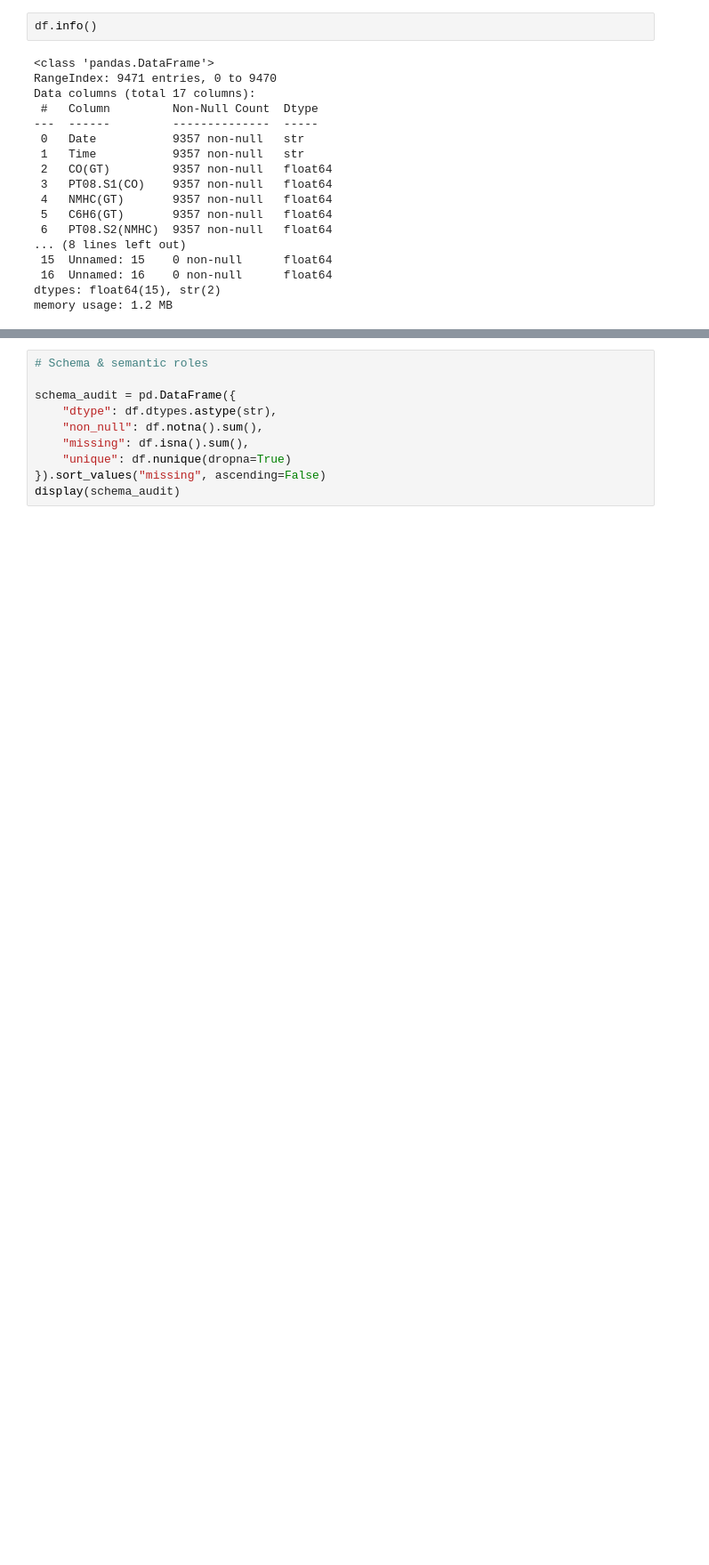
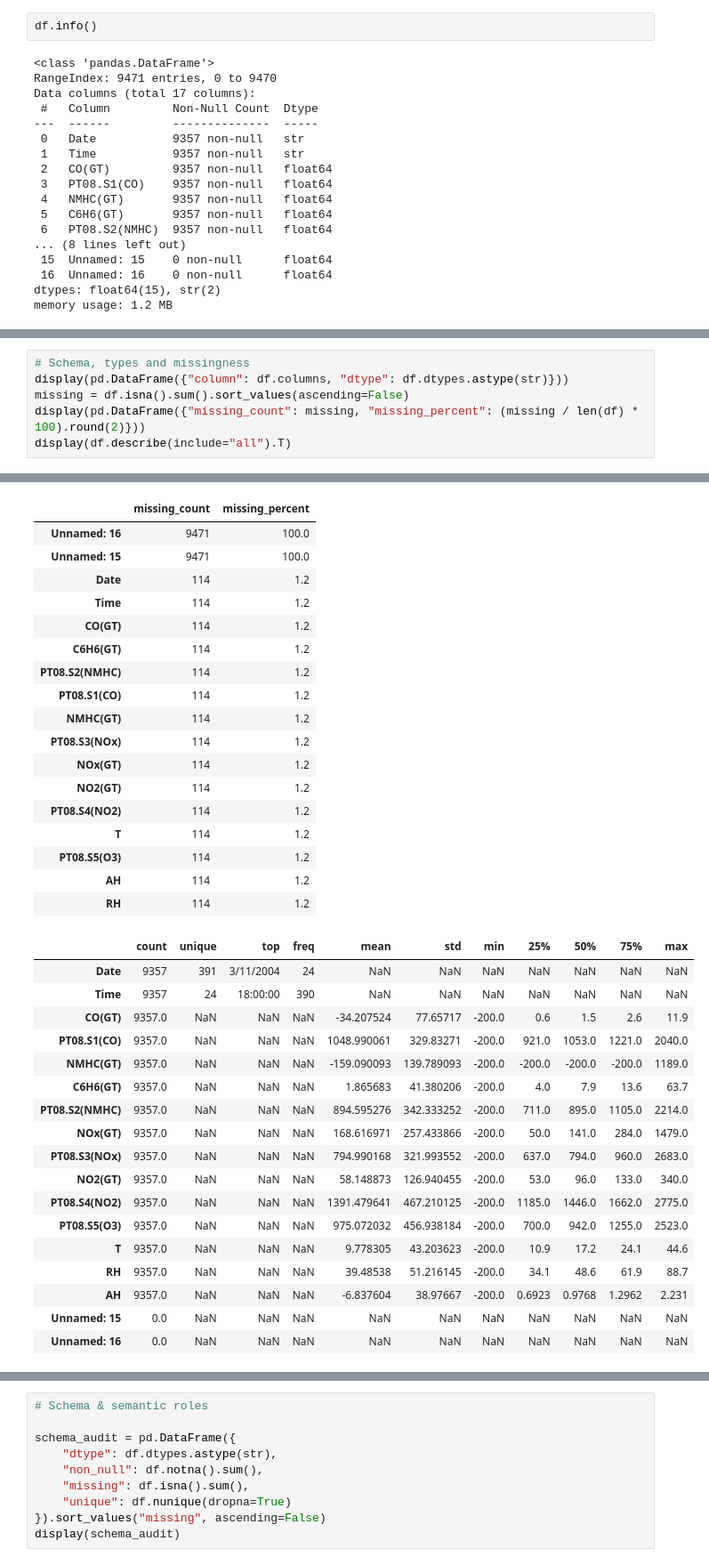
Before and after one commit to ChloeKC/healthyair, a Jupyter notebook: notebooks/data_exploration.ipynb, the cells around one changed output, grey strips where cells are left out. Shown at 89% size. Cells and saved outputs as stored; diff of their text form; blank space fills up the shorter version.

```diff
--- a/notebooks/data_exploration.ipynb
+++ b/notebooks/data_exploration.ipynb
@@ -90,0 +121,7 @@ df.describe()
+# %%
+# Schema, types and missingness
+display(pd.DataFrame({"column": df.columns, "dtype": df.dtypes.astype(str)}))
+missing = df.isna().sum().sort_values(ascending=False)
+display(pd.DataFrame({"missing_count": missing, "missing_percent": (missing / len(df) * 100).round(2)}))
+display(df.describe(include="all").T)
+# %% [output]
@@ -90,0 +146,36 @@ df.describe()
+|  | missing_count | missing_percent |
+| Unnamed: 16 | 9471 | 100.0 |
+| Unnamed: 15 | 9471 | 100.0 |
+| Date | 114 | 1.2 |
+| Time | 114 | 1.2 |
+| CO(GT) | 114 | 1.2 |
+| C6H6(GT) | 114 | 1.2 |
+| PT08.S2(NMHC) | 114 | 1.2 |
+| PT08.S1(CO) | 114 | 1.2 |
+| NMHC(GT) | 114 | 1.2 |
+| PT08.S3(NOx) | 114 | 1.2 |
+| NOx(GT) | 114 | 1.2 |
+| NO2(GT) | 114 | 1.2 |
+| PT08.S4(NO2) | 114 | 1.2 |
+| T | 114 | 1.2 |
+| PT08.S5(O3) | 114 | 1.2 |
+| AH | 114 | 1.2 |
+| RH | 114 | 1.2 |
+|  | count | unique | top | freq | mean | std | min | 25% | 50% | 75% | max |
+| Date | 9357 | 391 | 3/11/2004 | 24 | NaN | NaN | NaN | NaN | NaN | NaN | NaN |
+| Time | 9357 | 24 | 18:00:00 | 390 | NaN | NaN | NaN | NaN | NaN | NaN | NaN |
+| CO(GT) | 9357.0 | NaN | NaN | NaN | -34.207524 | 77.65717 | -200.0 | 0.6 | 1.5 | 2.6 | 11.9 |
+| PT08.S1(CO) | 9357.0 | NaN | NaN | NaN | 1048.990061 | 329.83271 | -200.0 | 921.0 | 1053.0 | 1221.0 | 2040.0 |
+| NMHC(GT) | 9357.0 | NaN | NaN | NaN | -159.090093 | 139.789093 | -200.0 | -200.0 | -200.0 | -200.0 | 1189.0 |
+| C6H6(GT) | 9357.0 | NaN | NaN | NaN | 1.865683 | 41.380206 | -200.0 | 4.0 | 7.9 | 13.6 | 63.7 |
+| PT08.S2(NMHC) | 9357.0 | NaN | NaN | NaN | 894.595276 | 342.333252 | -200.0 | 711.0 | 895.0 | 1105.0 | 2214.0 |
+| NOx(GT) | 9357.0 | NaN | NaN | NaN | 168.616971 | 257.433866 | -200.0 | 50.0 | 141.0 | 284.0 | 1479.0 |
+| PT08.S3(NOx) | 9357.0 | NaN | NaN | NaN | 794.990168 | 321.993552 | -200.0 | 637.0 | 794.0 | 960.0 | 2683.0 |
+| NO2(GT) | 9357.0 | NaN | NaN | NaN | 58.148873 | 126.940455 | -200.0 | 53.0 | 96.0 | 133.0 | 340.0 |
+| PT08.S4(NO2) | 9357.0 | NaN | NaN | NaN | 1391.479641 | 467.210125 | -200.0 | 1185.0 | 1446.0 | 1662.0 | 2775.0 |
+| PT08.S5(O3) | 9357.0 | NaN | NaN | NaN | 975.072032 | 456.938184 | -200.0 | 700.0 | 942.0 | 1255.0 | 2523.0 |
+| T | 9357.0 | NaN | NaN | NaN | 9.778305 | 43.203623 | -200.0 | 10.9 | 17.2 | 24.1 | 44.6 |
+| RH | 9357.0 | NaN | NaN | NaN | 39.48538 | 51.216145 | -200.0 | 34.1 | 48.6 | 61.9 | 88.7 |
+| AH | 9357.0 | NaN | NaN | NaN | -6.837604 | 38.97667 | -200.0 | 0.6923 | 0.9768 | 1.2962 | 2.231 |
+| Unnamed: 15 | 0.0 | NaN | NaN | NaN | NaN | NaN | NaN | NaN | NaN | NaN | NaN |
+| Unnamed: 16 | 0.0 | NaN | NaN | NaN | NaN | NaN | NaN | NaN | NaN | NaN | NaN |
```
Also changed, not shown: parts of 14 cells of this notebook, 3 other files.
